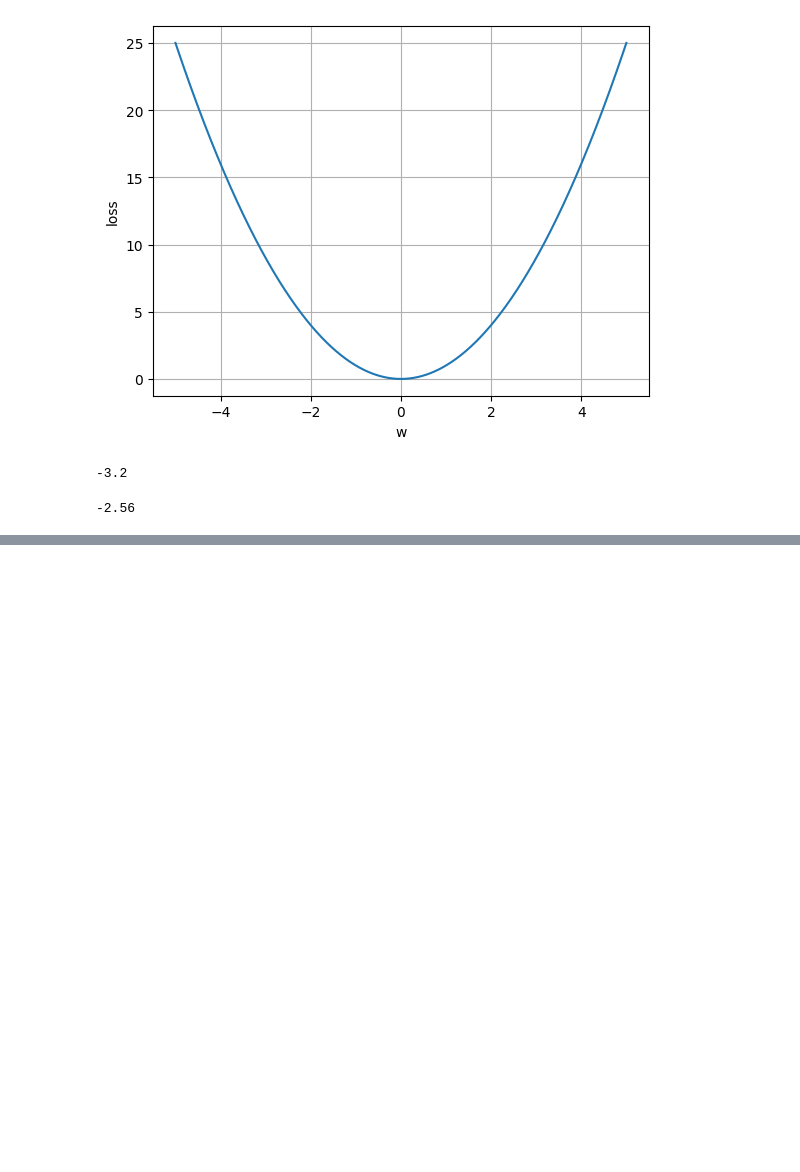
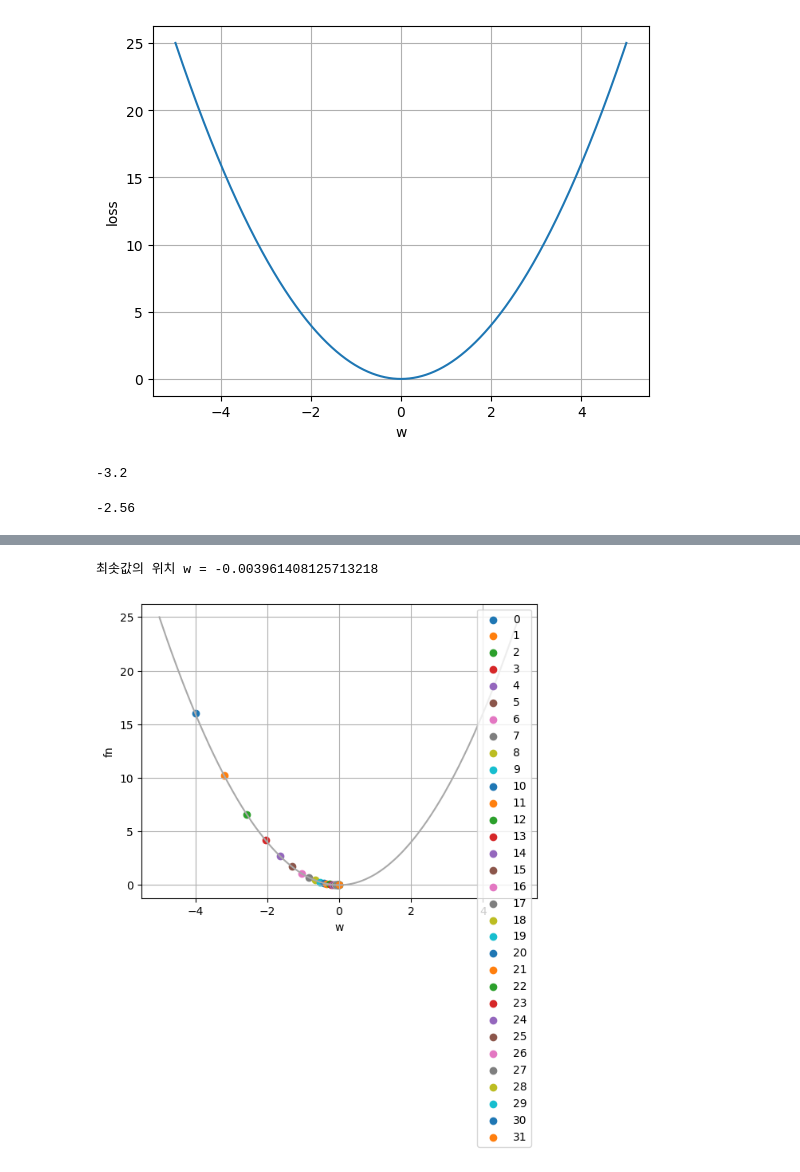
Before and after one commit to JakeOh/202605_BD57, a Jupyter notebook: lab_ml/ml07_grandient_descent.ipynb, the cells around one changed output, grey strips where cells are left out. Cells and saved outputs as stored; diff of their text form; code cells hidden in the pictures; blank space fills up the shorter version.

```diff
--- a/lab_ml/ml07_grandient_descent.ipynb
+++ b/lab_ml/ml07_grandient_descent.ipynb
@@ -52,0 +106,5 @@ print(w_next)
+# %%
+gradient_descent(tolerance=0.001)
+# %% [output]
+최솟값의 위치 w = -0.003961408125713218
+[figure, added]
```
Also changed, not shown: parts of 7 cells of this notebook.
